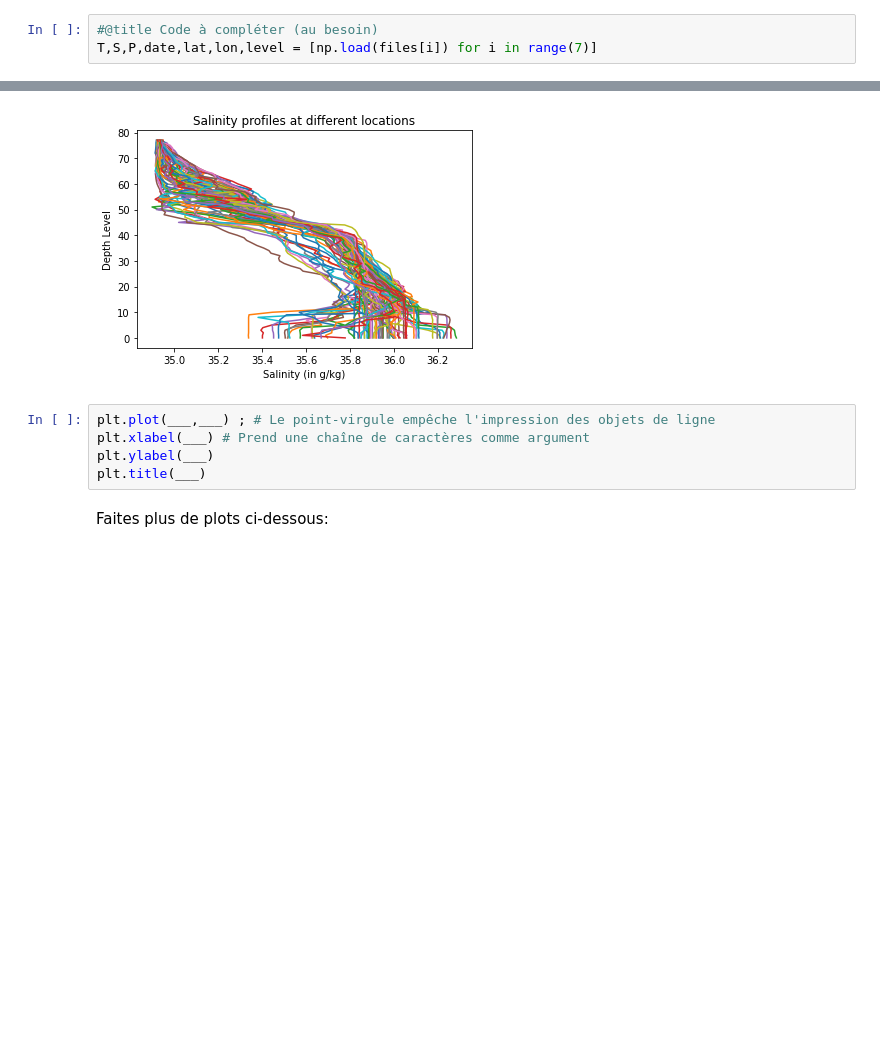
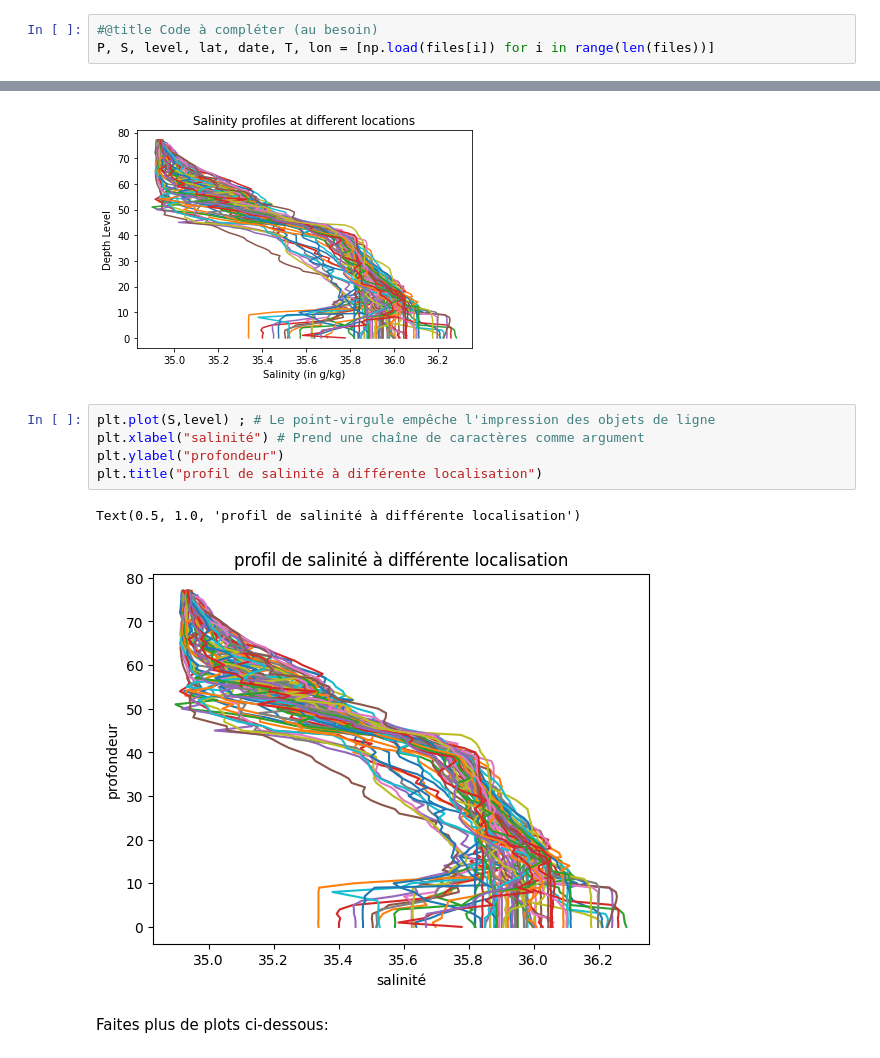
Before and after one commit to Baptiste620/2024_Geoinformatique_I, a Jupyter notebook: Geoinformatique_I/IP/Exercices_IP/S4_IP_exercice.ipynb, the cells around one changed output, grey strips where cells are left out. Cells and saved outputs as stored; diff of their text form; blank space fills up the shorter version.

```diff
--- a/Geoinformatique_I/IP/Exercices_IP/S4_IP_exercice.ipynb
+++ b/Geoinformatique_I/IP/Exercices_IP/S4_IP_exercice.ipynb
@@ -89,7 +89,7 @@ lon = np.load(files[5])
 level = np.load(files[6])
 # %%
 #@title Code à compléter (au besoin)
-T,S,P,date,lat,lon,level = [np.load(files[i]) for i in range(7)]
+P, S, level, lat, date, T, lon = [np.load(files[i]) for i in range(len(files))]
 # %% [markdown]
 **Q2) Recréez le tableau `level` en utilisant `np.arange` et `np.linspace`**.
 
@@ -254,9 +272,12 @@ Conseil 2 : Chaque graphique doit avoir une ligne pour chaque colonne de donnée
 # %% [markdown]
 ![Salinity_example.png](embedded-picture-1)
 # %%
-plt.plot(___,___) ; # Le point-virgule empêche l'impression des objets de ligne
-plt.xlabel(___) # Prend une chaîne de caractères comme argument
-plt.ylabel(___)
-plt.title(___)
+plt.plot(S,level) ; # Le point-virgule empêche l'impression des objets de ligne
+plt.xlabel("salinité") # Prend une chaîne de caractères comme argument
+plt.ylabel("profondeur")
+plt.title("profil de salinité à différente localisation")
+# %% [output]
+Text(0.5, 1.0, 'profil de salinité à différente localisation')
+[figure, added]
 # %% [markdown]
 Faites plus de plots ci-dessous:
```
Also changed, not shown: parts of 5 cells of this notebook.
